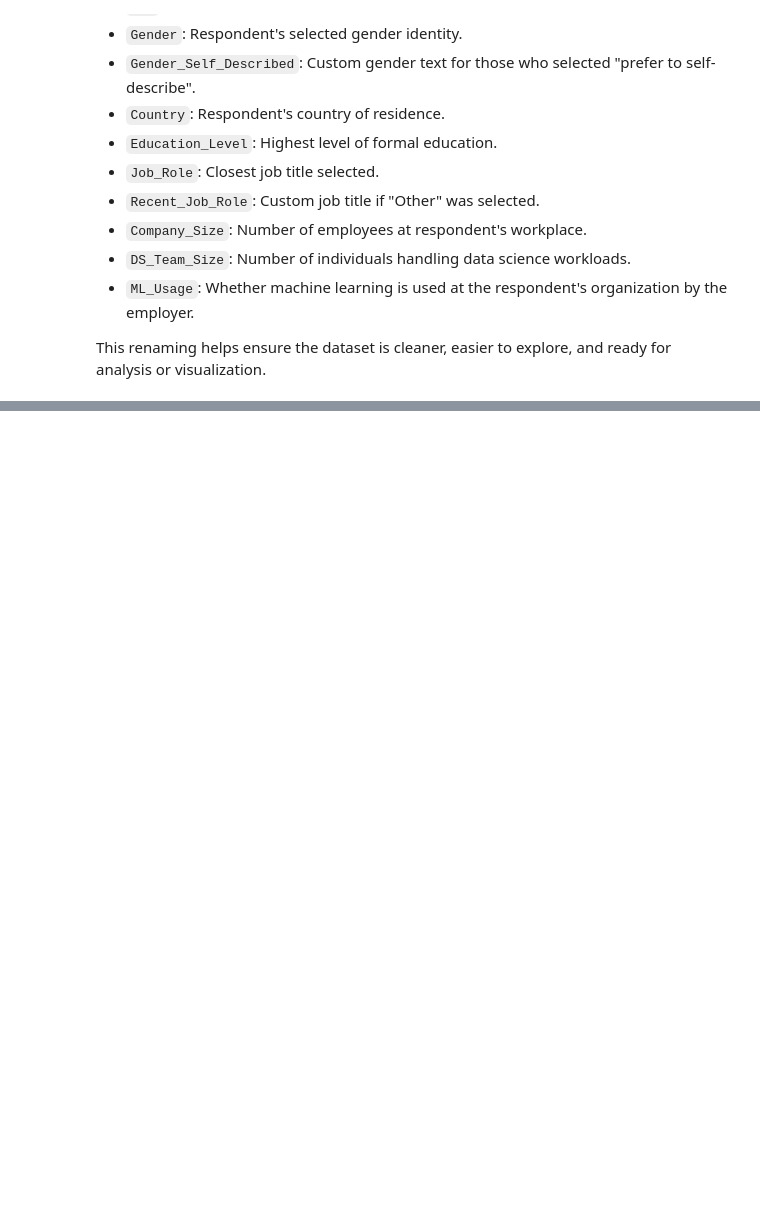
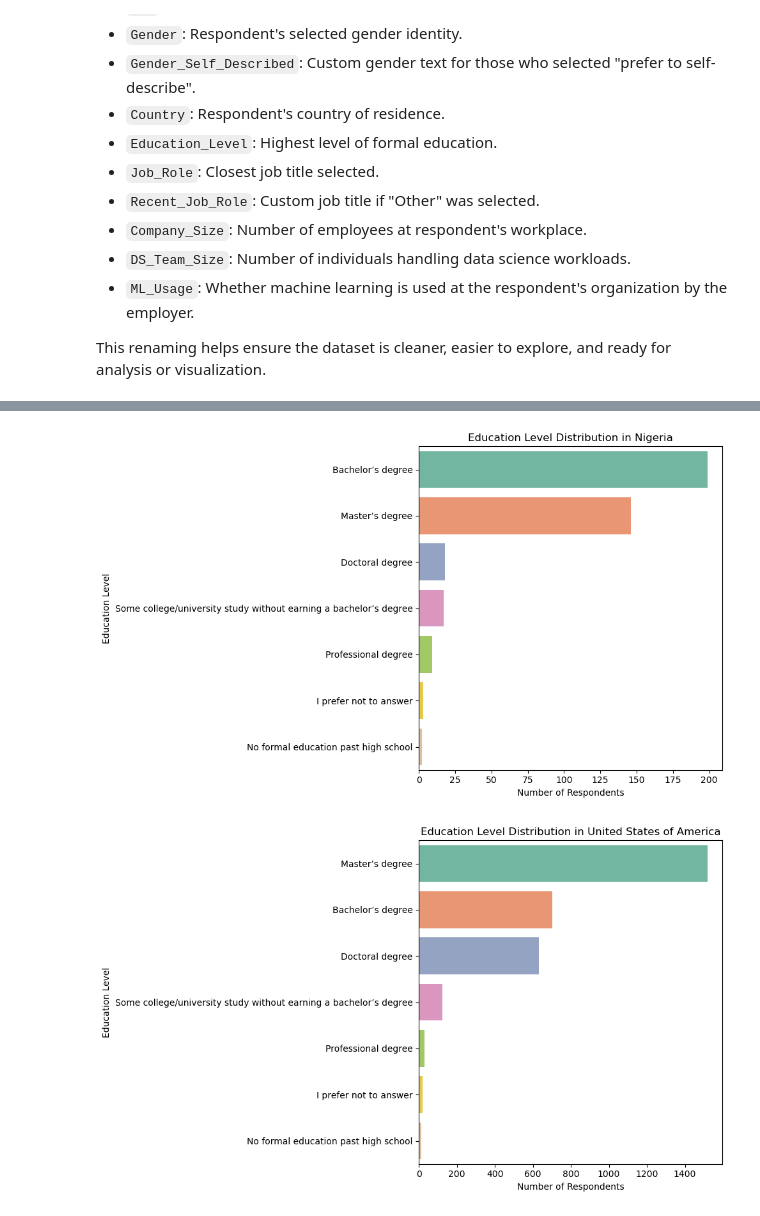
Before and after one commit to timiblow/Kaggle-Survey-Analysis, a Jupyter notebook: oluwatimilehin_awofiranye.ipynb, the cells around one changed output, grey strips where cells are left out. Saved outputs shown, nothing was run; the diff lists cells and outputs as text; code cells hidden in the pictures; blank space fills up the shorter version.

```diff
--- a/oluwatimilehin_awofiranye.ipynb
+++ b/oluwatimilehin_awofiranye.ipynb
@@ -58,0 +156,6 @@ This renaming helps ensure the dataset is cleaner, easier to explore, and ready
+# %%
+# Rename for convenience
+subset_df = subset_df.rename(columns={
+    'In which country do you currently reside?': 'Country',
+    'What is the highest level of formal education that you have attained or plan to attain within the next 2 years?': 'Education Level'
+})
@@ -58,0 +187,23 @@ This renaming helps ensure the dataset is cleaner, easier to explore, and ready
+# %%
+import matplotlib.pyplot as plt
+import seaborn as sns
+
+# Define a function to plot education distribution for a given country
+def plot_education_distribution(country):
+    country_df = subset_df[subset_df['Country'] == country]
+    plt.figure(figsize=(10, 6))
+    sns.countplot(y='Education_Level', data=country_df,
+                  order=country_df['Education_Level'].value_counts().index,
+                  palette='Set2')
+    plt.title(f'Education Level Distribution in {country}')
+    plt.xlabel('Number of Respondents')
+    plt.ylabel('Education Level')
+    plt.tight_layout()
+    plt.show()
+
+# Run this for two countries from different continents:
+plot_education_distribution('Nigeria')  # Asia
+plot_education_distribution('United States of America')  # North America
+# %% [output]
+[figure, added]
+[figure, added]
```
Also changed, not shown: parts of 11 cells of this notebook.
